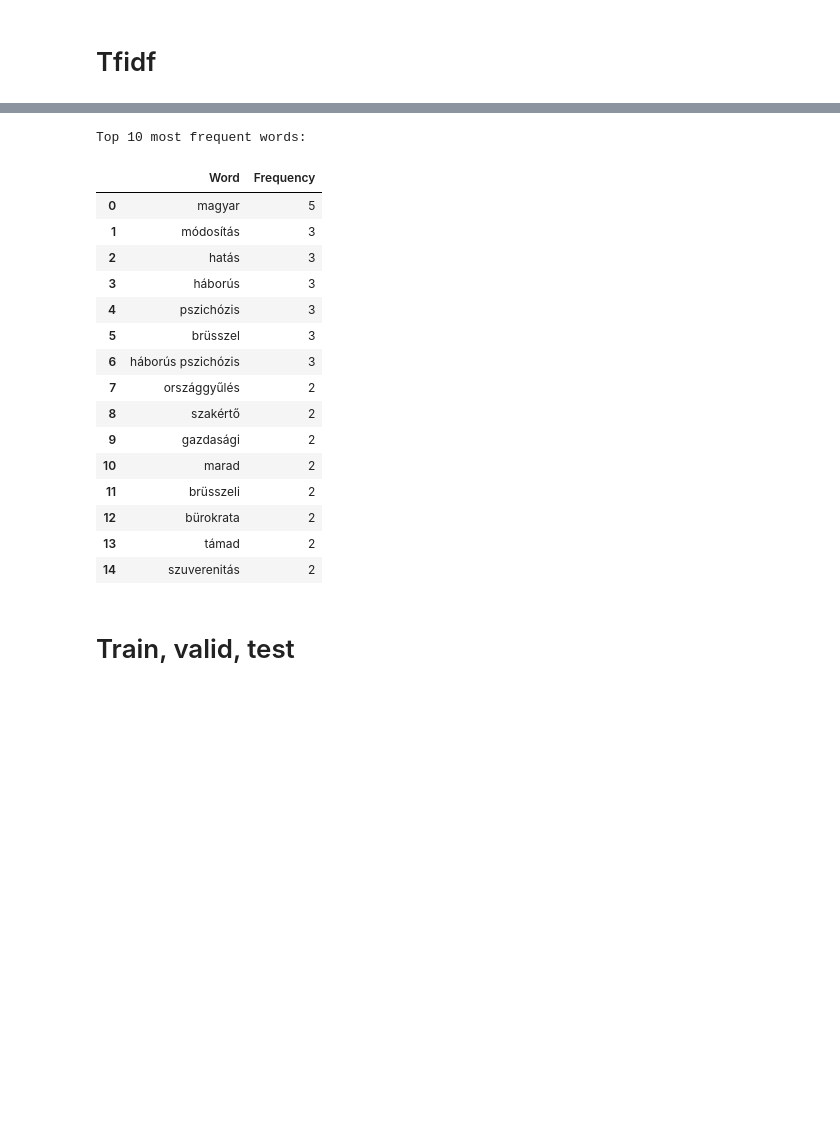
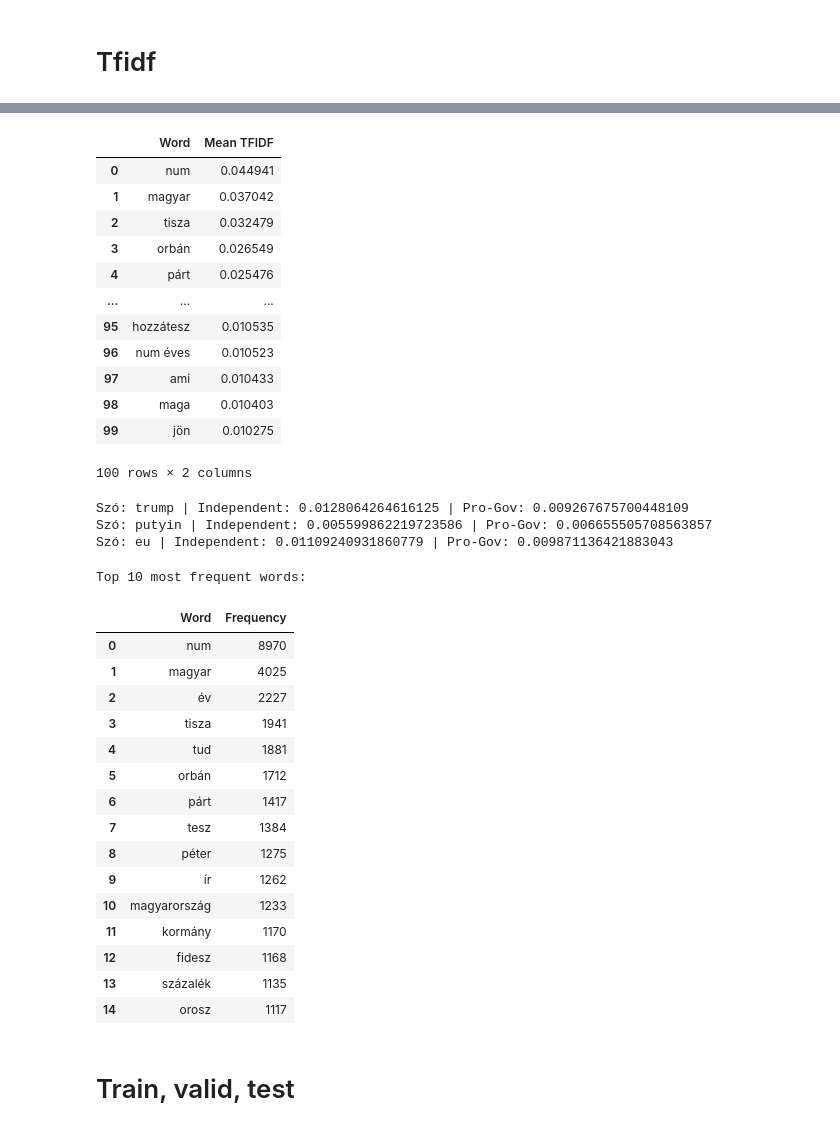
Before and after one commit to LeventeTasy/political-rhetoric-classification, a Jupyter notebook: source/ipynb/ensemble.ipynb, the cells around one changed output, grey strips where cells are left out. Saved outputs shown, nothing was run; the diff lists cells and outputs as text; code cells hidden in the pictures; blank space fills up the shorter version.

```diff
--- a/source/ipynb/ensemble.ipynb
+++ b/source/ipynb/ensemble.ipynb
@@ -188,3 +229,36 @@ x_tfidf.shape
+# %%
+x1_tfidf.head(100)
+# %% [output]
+|  | Word | Mean TFIDF |
+| 0 | num | 0.044941 |
+| 1 | magyar | 0.037042 |
+| 2 | tisza | 0.032479 |
+| 3 | orbán | 0.026549 |
+| 4 | párt | 0.025476 |
+| ... | ... | ... |
+| 95 | hozzátesz | 0.010535 |
+| 96 | num éves | 0.010523 |
+| 97 | ami | 0.010433 |
+| 98 | maga | 0.010403 |
+| 99 | jön | 0.010275 |
+100 rows × 2 columns
+# %%
+words = ['trump', 'putyin', 'eu']
+
+for i in words:
+    # Megkeressük a szót mindkét TF-IDF listában
+    val_0 = x0_tfidf[x0_tfidf["Word"] == i]
+    val_1 = x1_tfidf[x1_tfidf["Word"] == i]
+
+    # Kiíratás (ha nem található a szó, jelezzük)
+    score_0 = val_0["Mean TFIDF"].values[0] if not val_0.empty else "N/A"
+    score_1 = val_1["Mean TFIDF"].values[0] if not val_1.empty else "N/A"
+
+    print(f"Szó: {i} | Independent: {score_0} | Pro-Gov: {score_1}")
+# %% [output]
+Szó: trump | Independent: 0.0128064264616125 | Pro-Gov: 0.009267675700448109
+Szó: putyin | Independent: 0.005599862219723586 | Pro-Gov: 0.006655505708563857
+Szó: eu | Independent: 0.01109240931860779 | Pro-Gov: 0.009871136421883043
 # %%
 feature_names = vectorizer.get_feature_names_out()
 
@@ -195,26 +269,26 @@ words_freq = sorted(words_freq, key = lambda x: x[1], reverse=True)
 
 df_freq = pd.DataFrame(words_freq, columns=['Word', 'Frequency'])
 
-print("Top 10 most frequent words:")
+print("Top 15 most frequent words:")
 display(df_freq.head(15))
 # %% [output]
 Top 10 most frequent words:
 |  | Word | Frequency |
-| 0 | magyar | 5 |
-| 1 | módosítás | 3 |
-| 2 | hatás | 3 |
-| 3 | háborús | 3 |
-| 4 | pszichózis | 3 |
-| 5 | brüsszel | 3 |
-| 6 | háborús pszichózis | 3 |
-| 7 | országgyűlés | 2 |
-| 8 | szakértő | 2 |
-| 9 | gazdasági | 2 |
-| 10 | marad | 2 |
-| 11 | brüsszeli | 2 |
-| 12 | bürokrata | 2 |
-| 13 | támad | 2 |
-| 14 | szuverenitás | 2 |
+| 0 | num | 8970 |
+| 1 | magyar | 4025 |
+| 2 | év | 2227 |
+| 3 | tisza | 1941 |
+| 4 | tud | 1881 |
+| 5 | orbán | 1712 |
+| 6 | párt | 1417 |
+| 7 | tesz | 1384 |
+| 8 | péter | 1275 |
+| 9 | ír | 1262 |
+| 10 | magyarország | 1233 |
+| 11 | kormány | 1170 |
+| 12 | fidesz | 1168 |
+| 13 | százalék | 1135 |
+| 14 | orosz | 1117 |
 # %% [markdown]
 # Train, valid, test
 # %%
```
Also changed, not shown: parts of 24 cells of this notebook, 2 other files.
